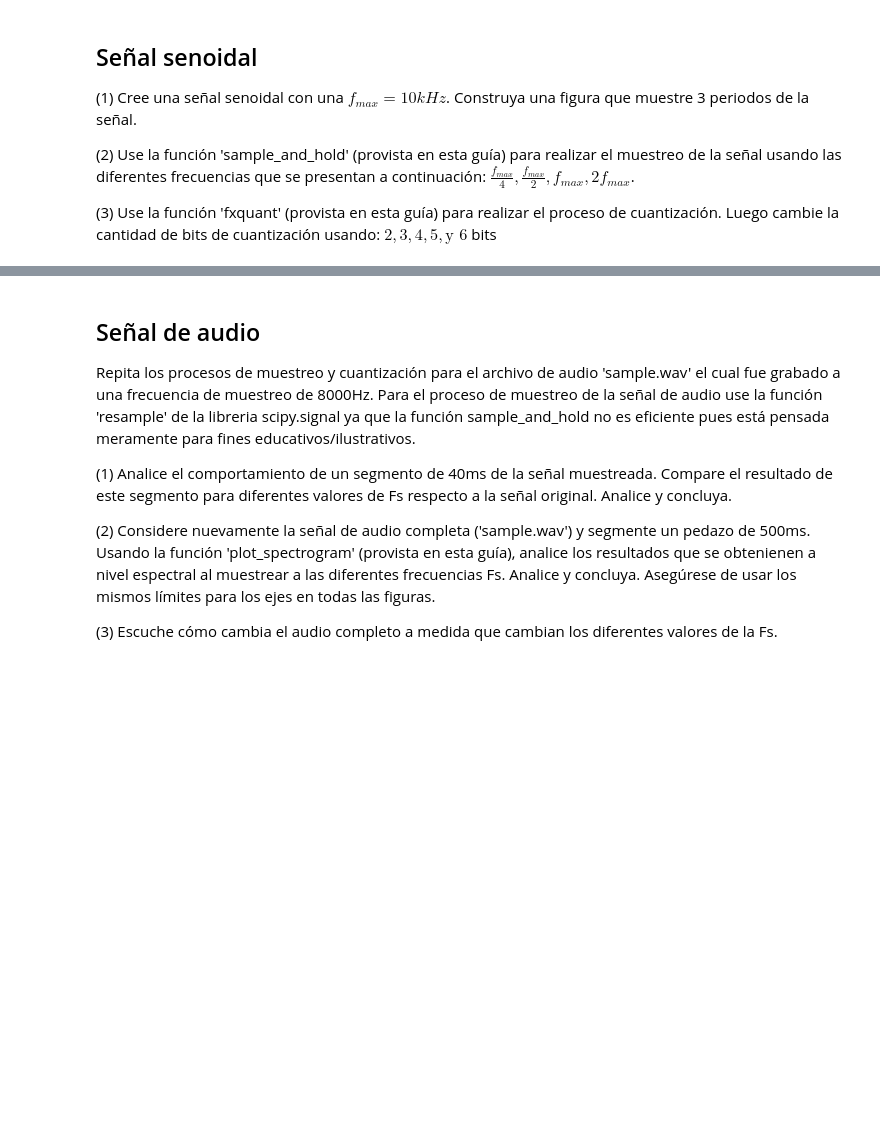
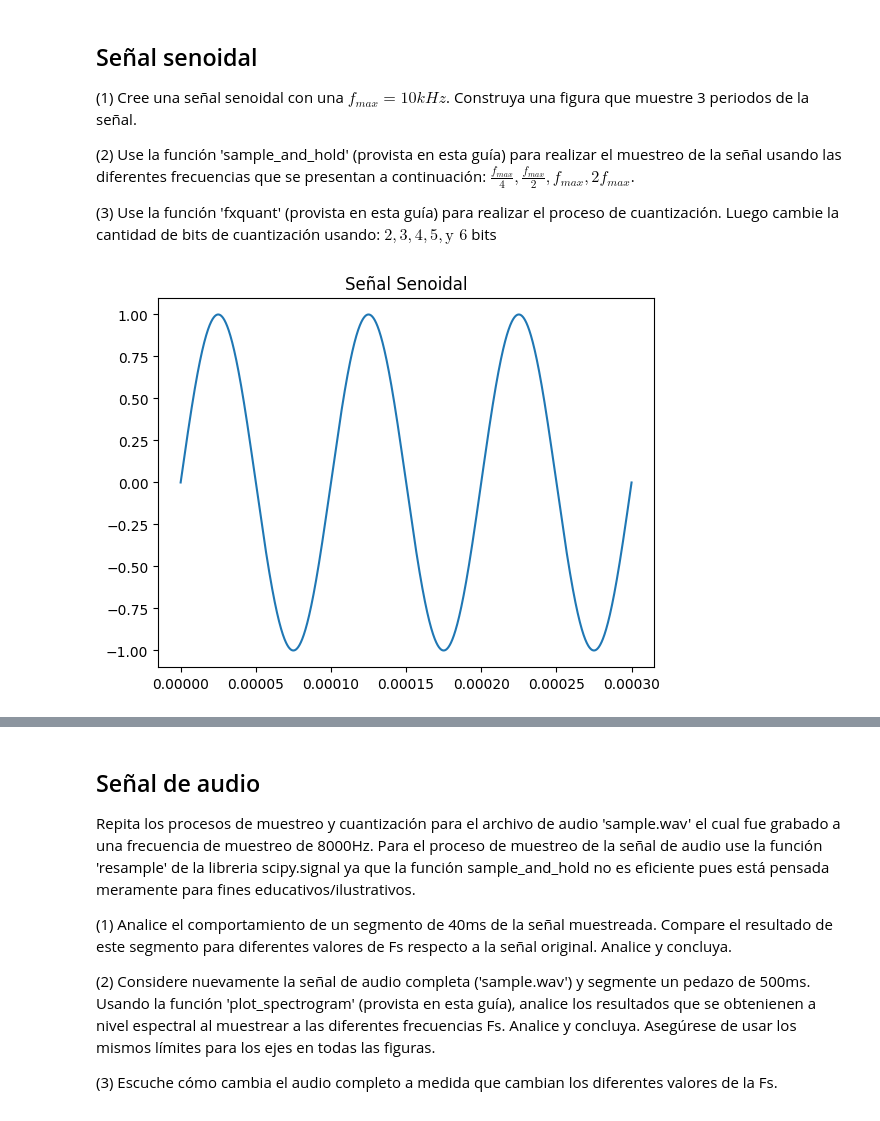
Before and after one commit to jbcgames/Lab_1_Senales, a Jupyter notebook: Laboratorio_ADC_Estudiante.ipynb, the cells around one changed output, grey strips where cells are left out. Saved outputs shown, nothing was run; the diff lists cells and outputs as text; code cells hidden in the pictures; blank space fills up the shorter version.

```diff
--- a/Laboratorio_ADC_Estudiante.ipynb
+++ b/Laboratorio_ADC_Estudiante.ipynb
@@ -61,3 +62,92 @@ def plot_spectrogram(data, fs):
 (2)   Use la función 'sample_and_hold' (provista en esta guía) para realizar el muestreo de la señal usando las diferentes frecuencias que se presentan a continuación: $\frac{f_{max}}{4}, \frac{f_{max}}{2}, f_{max}, 2f_{max}$.
 
 (3)  Use la función 'fxquant' (provista en esta guía) para realizar el proceso de cuantización. Luego cambie la cantidad de bits de cuantización usando: $2, 3, 4, 5, \text{y } 6 $ bits
+# %%
+#Solucion Señal Senoidal
+def ejercicio1_1(frecuencia, muestras_por_ciclo, ciclos):
+    periodo = 1 / frecuencia  # Periodo de la señal
+    t = np.linspace(0, ciclos * periodo, ciclos * muestras_por_ciclo)
+    senal = np.sin(2 * np.pi * frecuencia * t)
+    return senal, t
+
+def ejercicio1_2():
+    f_max = 10_000  # Hz
+
+    # Generamos la señal original (3 períodos) con alta resolución
+    muestras_por_ciclo = 1000   # Ajusta este valor para mayor o menor resolución
+    ciclos = 3
+    senal, t = ejercicio1_1(f_max, muestras_por_ciclo, ciclos)
+
+    # Frecuencia de muestreo "original" (para compatibilidad con la firma de la función)
+    fs_ori = f_max * muestras_por_ciclo
+
+    # Definimos las diferentes frecuencias de muestreo
+    fs_list = [f_max/4, f_max/2, f_max, 2*f_max, 4*f_max, 8*f_max, 16*f_max, 32*f_max]
+
+    plt.figure(figsize=(10, 8))
+
+    for i, fs_dest in enumerate(fs_list, start=1):
+        # Obtenemos la señal muestreada con sample-and-hold
+        s_resample, t_samp, samples = sample_and_hold(t, senal, fs_ori, fs_dest)
+
+        plt.subplot(4, 2, i)
+        # Señal original
+        plt.plot(t, senal, label='Señal original')
+        # Señal sample-and-hold (onda escalonada)
+        plt.step(t, s_resample, where='post', label='Sample and Hold')
+        # Puntos de muestreo (con marcador y tamaño amplificado)
+        plt.scatter(t_samp, samples, marker='x', s=80, label='Muestras')
+
+        plt.title(f'Muestreo a fs = {fs_dest:.0f} Hz')
+        plt.xlabel('Tiempo [s]')
+        plt.ylabel('Amplitud')
+        plt.legend()
+
+    plt.tight_layout()
+    plt.show()
+
+def ejercicio1_3():
+    # Parámetros de la señal
+    frecuencia = 1000           # Frecuencia en Hz
+    muestras_por_ciclo = 100    # Muestras por cada ciclo
+    ciclos = 3                # Número de ciclos de la señal
+
+    # Generar la señal original
+    senal, t = ejercicio1_1(frecuencia, muestras_por_ciclo, ciclos)
+
+    # Lista de bits para cuantización
+    bits_list = [1, 2, 3, 4, 5, 6]
+
+    # Crear subplots: 3 filas, 2 columnas
+    fig, axes = plt.subplots(3, 2, figsize=(12, 10), sharex=True)
+    axes = axes.flatten()  # Aplanar para iterar fácilmente
+
+    for ax, bits in zip(axes, bits_list):
+        # Cuantización de la señal con el número de bits actual
+        senal_cuantizada = fxquant(senal, bits)
+
+        # Graficar la señal original (línea discontinua) y la cuantizada
+        ax.plot(t, senal, label='Señal original', linestyle='--')
+        ax.plot(t, senal_cuantizada, label=f'Cuantizada con {bits} bits', marker='o', markersize=3, linewidth=1)
+        ax.set_title(f'Cuantización con {bits} bits')
+        ax.set_ylabel('Amplitud')
+        ax.legend()
+        ax.grid(True)
+
+    # Eliminar subplots vacíos si hay menos de 6 niveles de cuantización
+    for i in range(len(bits_list), len(axes)):
+        fig.delaxes(axes[i])
+
+    axes[-2].set_xlabel('Tiempo [s]')  # Etiqueta en el penúltimo subplot
+    plt.tight_layout()
+    plt.show()
+
+t, signal = ejercicio1_1(10000, 1000, 3)
+plt.plot(signal, t)
+plt.title('Señal Senoidal')
+plt.show()
+
+ejercicio1_2()
+ejercicio1_3()
+# %% [output]
+[figure, added]
```
Also changed, not shown: parts of 2 cells of this notebook, 1 other file.
